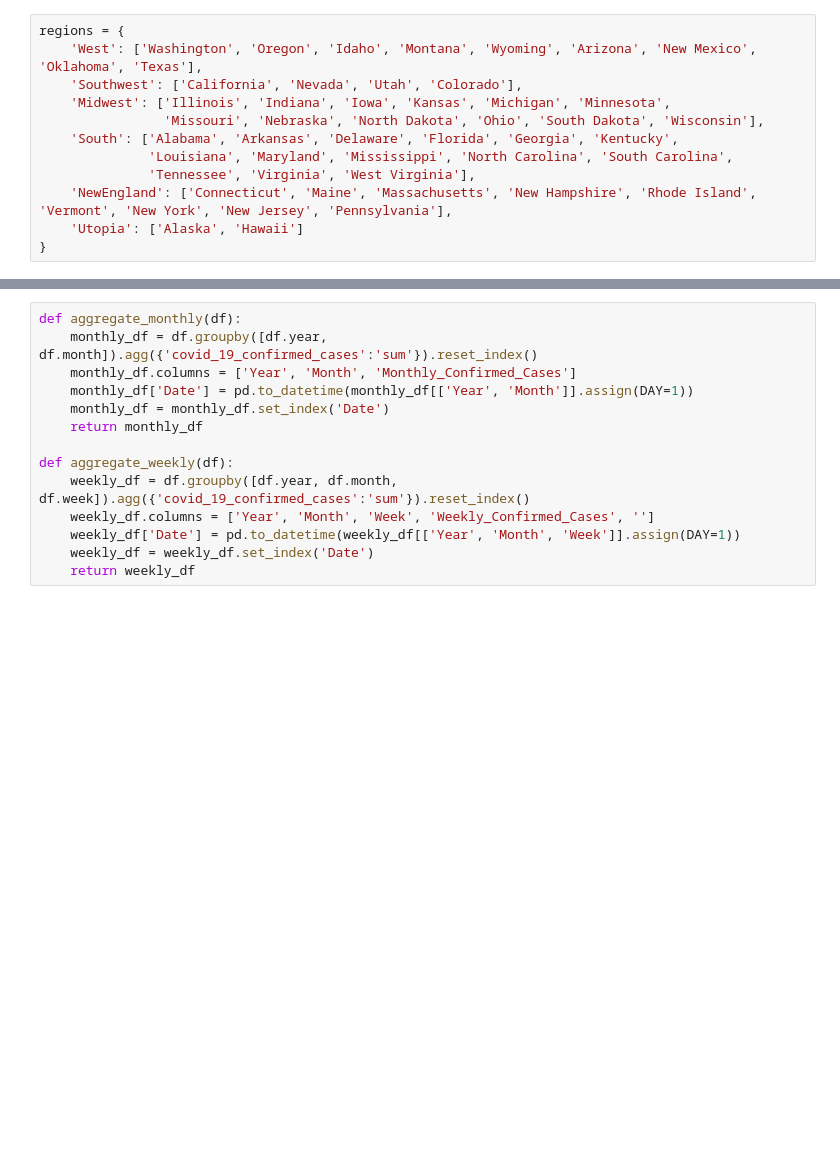
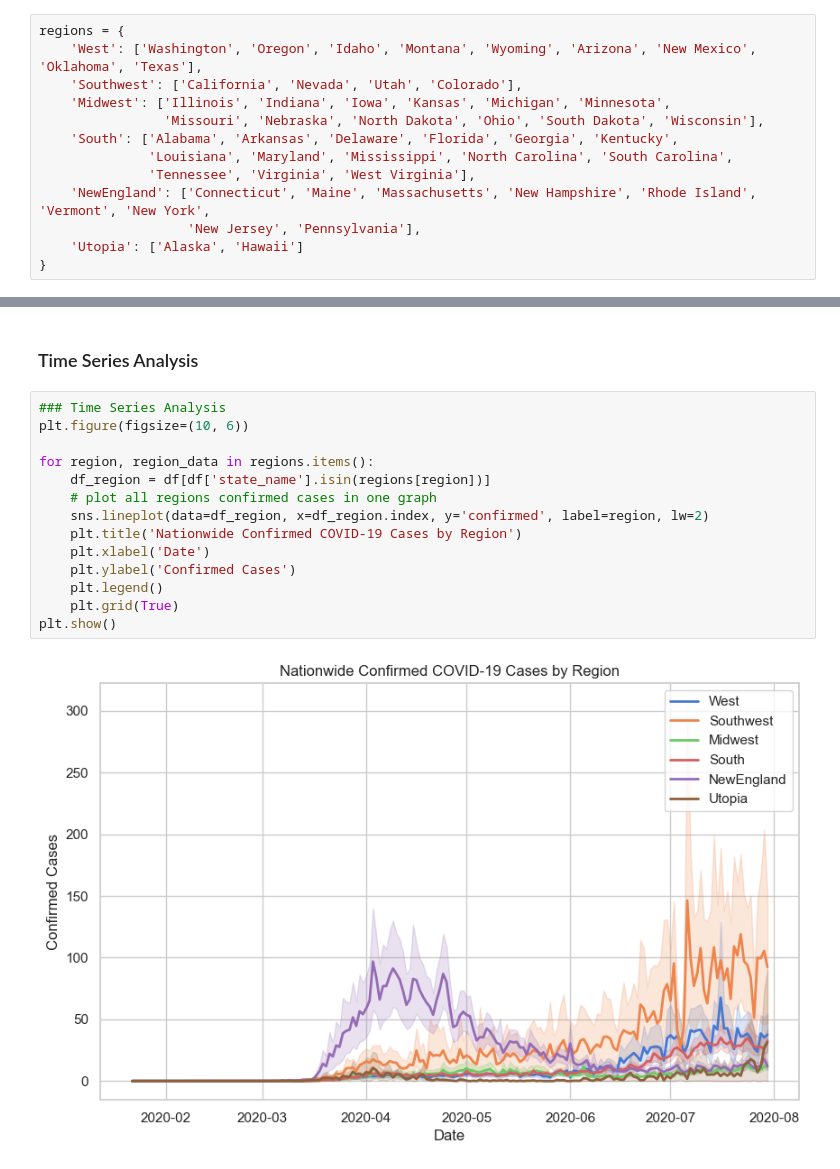
Before and after one commit to zshi719/LTV_DataSci_Capstone_Project, a Jupyter notebook: region_splitting.ipynb, the cells around one changed output, grey strips where cells are left out. Cells and saved outputs as stored; diff of their text form; blank space fills up the shorter version.

```diff
--- a/region_splitting.ipynb
+++ b/region_splitting.ipynb
@@ -30,6 +54,7 @@ regions = {
     'South': ['Alabama', 'Arkansas', 'Delaware', 'Florida', 'Georgia', 'Kentucky',
               'Louisiana', 'Maryland', 'Mississippi', 'North Carolina', 'South Carolina',
               'Tennessee', 'Virginia', 'West Virginia'],
-    'NewEngland': ['Connecticut', 'Maine', 'Massachusetts', 'New Hampshire', 'Rhode Island', 'Vermont', 'New York', 'New Jersey', 'Pennsylvania'],
+    'NewEngland': ['Connecticut', 'Maine', 'Massachusetts', 'New Hampshire', 'Rhode Island', 'Vermont', 'New York',
+                   'New Jersey', 'Pennsylvania'],
     'Utopia': ['Alaska', 'Hawaii']
 }
@@ -59,14 +92,18 @@ print('South: ', South.shape[0])
-# %%
-def aggregate_monthly(df):
-    monthly_df = df.groupby([df.year, df.month]).agg({'covid_19_confirmed_cases':'sum'}).reset_index()
-    monthly_df.columns = ['Year', 'Month', 'Monthly_Confirmed_Cases']
-    monthly_df['Date'] = pd.to_datetime(monthly_df[['Year', 'Month']].assign(DAY=1))
-    monthly_df = monthly_df.set_index('Date')
-    return monthly_df
-
-def aggregate_weekly(df):
-    weekly_df = df.groupby([df.year, df.month, df.week]).agg({'covid_19_confirmed_cases':'sum'}).reset_index()
-    weekly_df.columns = ['Year', 'Month', 'Week', 'Weekly_Confirmed_Cases', '']
-    weekly_df['Date'] = pd.to_datetime(weekly_df[['Year', 'Month', 'Week']].assign(DAY=1))
-    weekly_df = weekly_df.set_index('Date')
-    return weekly_df
+# %% [markdown]
+### Time Series Analysis
+# %%
+### Time Series Analysis
+plt.figure(figsize=(10, 6))
+
+for region, region_data in regions.items():
+    df_region = df[df['state_name'].isin(regions[region])]
+    # plot all regions confirmed cases in one graph
+    sns.lineplot(data=df_region, x=df_region.index, y='confirmed', label=region, lw=2)
+    plt.title('Nationwide Confirmed COVID-19 Cases by Region')
+    plt.xlabel('Date')
+    plt.ylabel('Confirmed Cases')
+    plt.legend()
+    plt.grid(True)
+plt.show()
+# %% [output]
+[figure, added]
```
Also changed, not shown: parts of 9 cells of this notebook.
